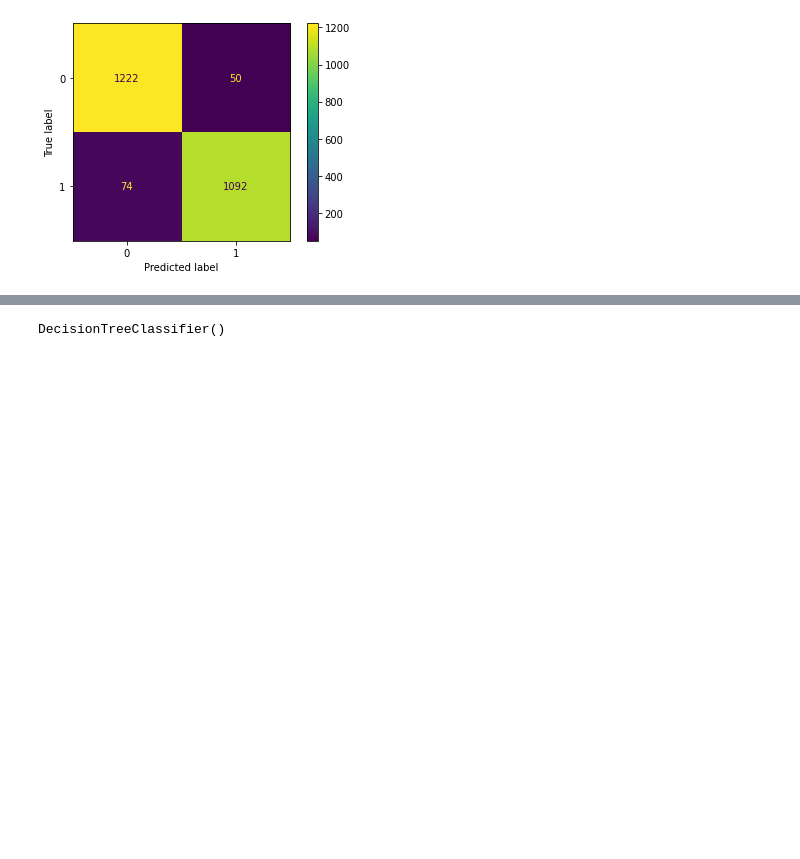
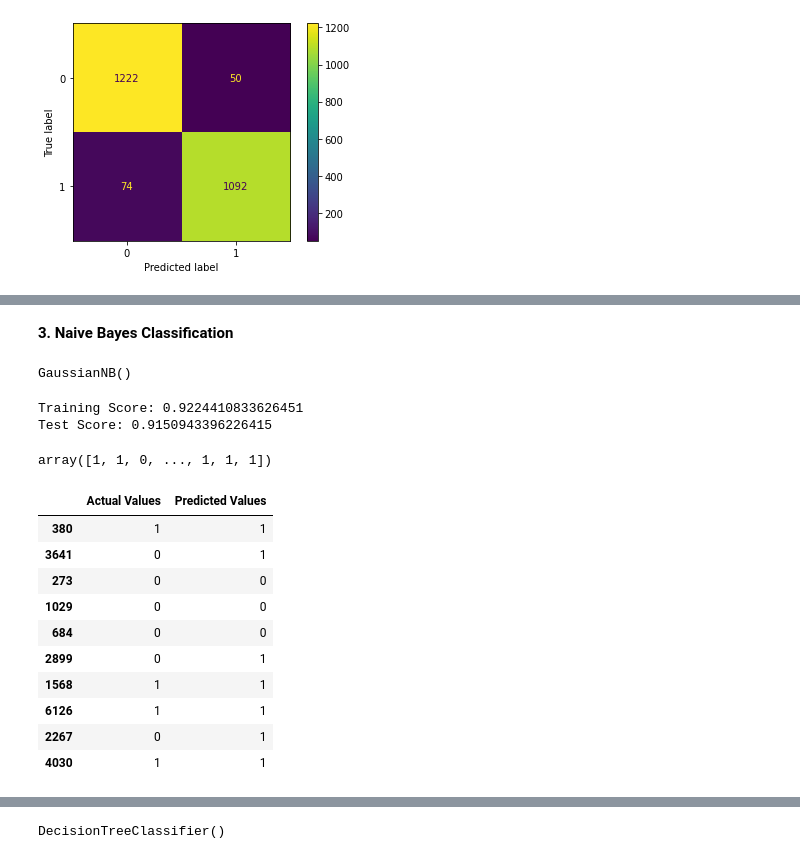
Before and after one commit to ashishrana1501/Mushroom-Classification, a Jupyter notebook: Musroom_Classification.ipynb, the cells around one changed output, grey strips where cells are left out. Cells and saved outputs as stored; diff of their text form; code cells hidden in the pictures; blank space fills up the shorter version.

```diff
--- a/Musroom_Classification.ipynb
+++ b/Musroom_Classification.ipynb
@@ -1026,0 +1088,35 @@ Logistic_Regression_Confusion_Matrix
+# %% [markdown]
+**3. Naive Bayes Classification**
+# %%
+from sklearn.naive_bayes import GaussianNB
+
+Naive_Bayes_Classifier = GaussianNB()
+Naive_Bayes_Classifier.fit(X_train, y_train)
+# %% [output]
+GaussianNB()
+# %%
+print("Training Score:",Naive_Bayes_Classifier.score(X_train, y_train))
+print("Test Score:",Naive_Bayes_Classifier.score(X_test,y_test))
+# %% [output]
+Training Score: 0.9224410833626451
+Test Score: 0.9150943396226415
+# %%
+Naive_Bayes_Classifier_Prediction = Naive_Bayes_Classifier.predict(X_test)
+Naive_Bayes_Classifier_Prediction
+# %% [output]
+array([1, 1, 0, ..., 1, 1, 1])
+# %%
+Actual_predicted = pd.DataFrame({'Actual Values': y_test, 'Predicted Values': Naive_Bayes_Classifier_Prediction})
+Actual_predicted.head(10)
+# %% [output]
+|  | Actual Values | Predicted Values |
+| 380 | 1 | 1 |
+| 3641 | 0 | 1 |
+| 273 | 0 | 0 |
+| 1029 | 0 | 0 |
+| 684 | 0 | 0 |
+| 2899 | 0 | 1 |
+| 1568 | 1 | 1 |
+| 6126 | 1 | 1 |
+| 2267 | 0 | 1 |
+| 4030 | 1 | 1 |
```
Also changed, not shown: parts of 20 cells of this notebook.
